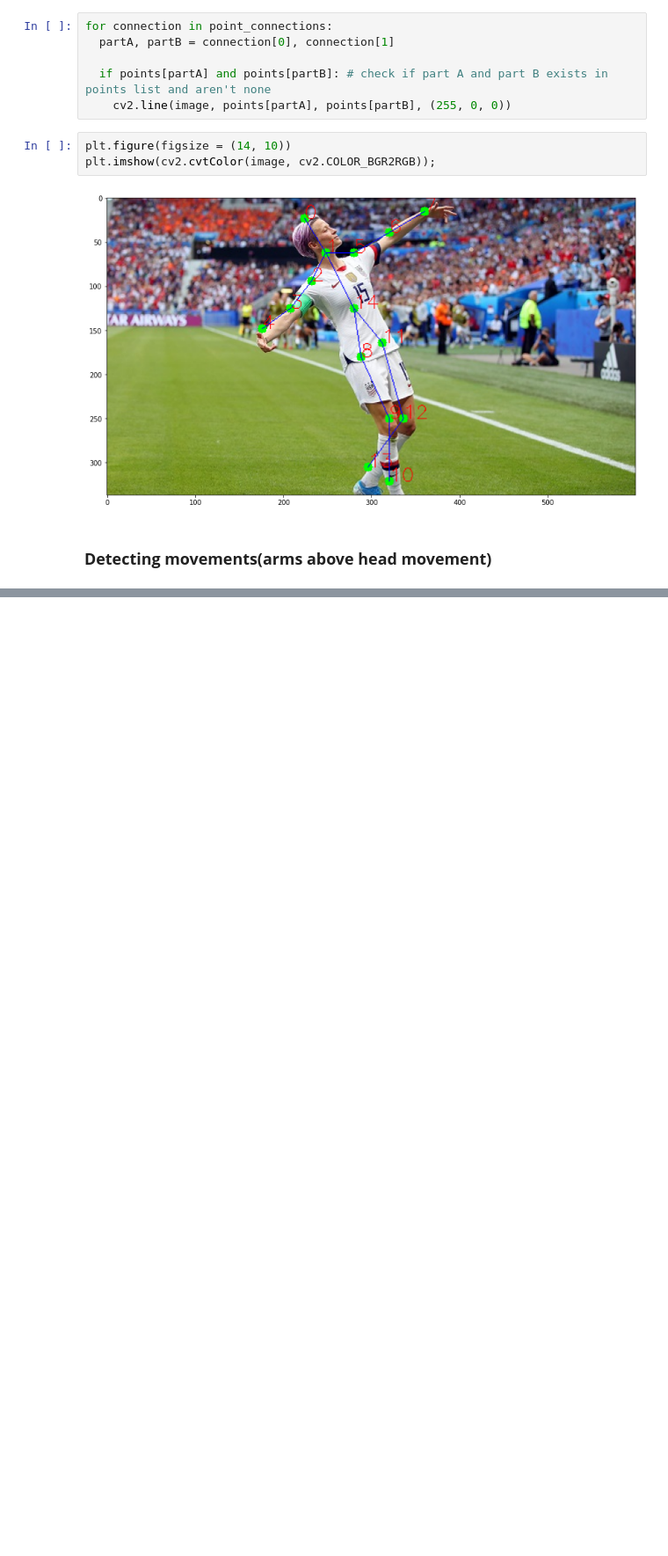
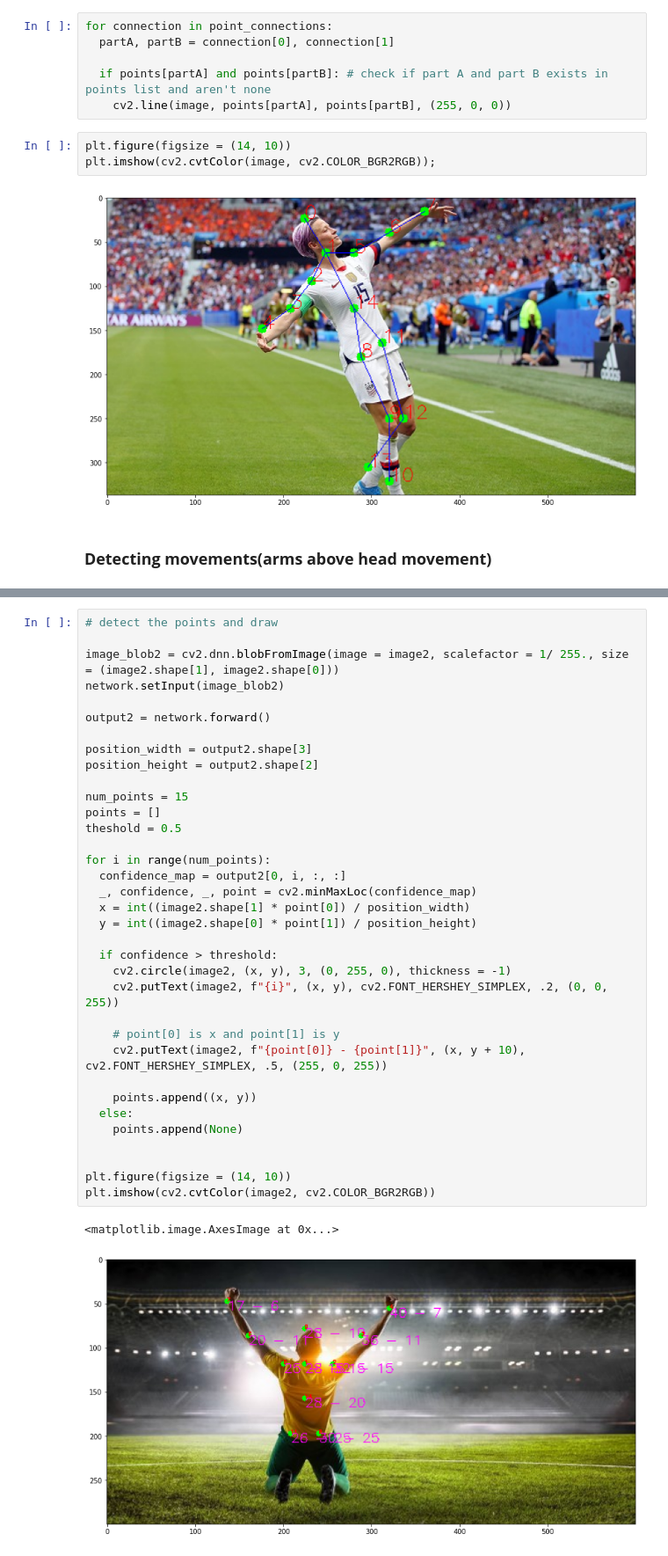
Before and after one commit to Neo-glitch/computer-vision-masterclass, a Jupyter notebook: Human_Gestures_Recognition.ipynb, the cells around one changed output, grey strips where cells are left out. Shown at 88% size. Cells and saved outputs as stored; diff of their text form; blank space fills up the shorter version.

```diff
--- a/Human_Gestures_Recognition.ipynb
+++ b/Human_Gestures_Recognition.ipynb
@@ -171,0 +175,38 @@ cv2_imshow(image2)
+# %%
+# detect the points and draw
+
+image_blob2 = cv2.dnn.blobFromImage(image = image2, scalefactor = 1/ 255., size = (image2.shape[1], image2.shape[0]))
+network.setInput(image_blob2)
+
+output2 = network.forward()
+
+position_width = output2.shape[3]
+position_height = output2.shape[2]
+
+num_points = 15
+points = []
+theshold = 0.5
+
+for i in range(num_points):
+  confidence_map = output2[0, i, :, :]
+  _, confidence, _, point = cv2.minMaxLoc(confidence_map)
+  x = int((image2.shape[1] * point[0]) / position_width)
+  y = int((image2.shape[0] * point[1]) / position_height)
+
+  if confidence > threshold:
+    cv2.circle(image2, (x, y), 3, (0, 255, 0), thickness = -1)
+    cv2.putText(image2, f"{i}", (x, y), cv2.FONT_HERSHEY_SIMPLEX, .2, (0, 0, 255))
+
+    # point[0] is x and point[1] is y
+    cv2.putText(image2, f"{point[0]} - {point[1]}", (x, y + 10), cv2.FONT_HERSHEY_SIMPLEX, .5, (255, 0, 255))
+
+    points.append((x, y))
+  else:
+    points.append(None)
+
+
+plt.figure(figsize = (14, 10))
+plt.imshow(cv2.cvtColor(image2, cv2.COLOR_BGR2RGB))
+# %% [output]
+<matplotlib.image.AxesImage at 0x...>
+[figure, added]
```
Also changed, not shown: parts of 5 cells of this notebook.
